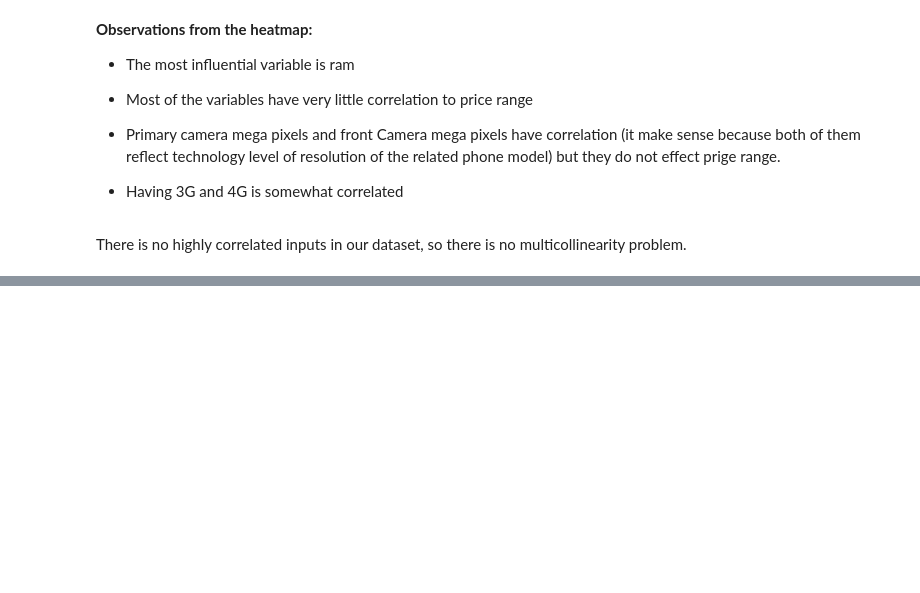
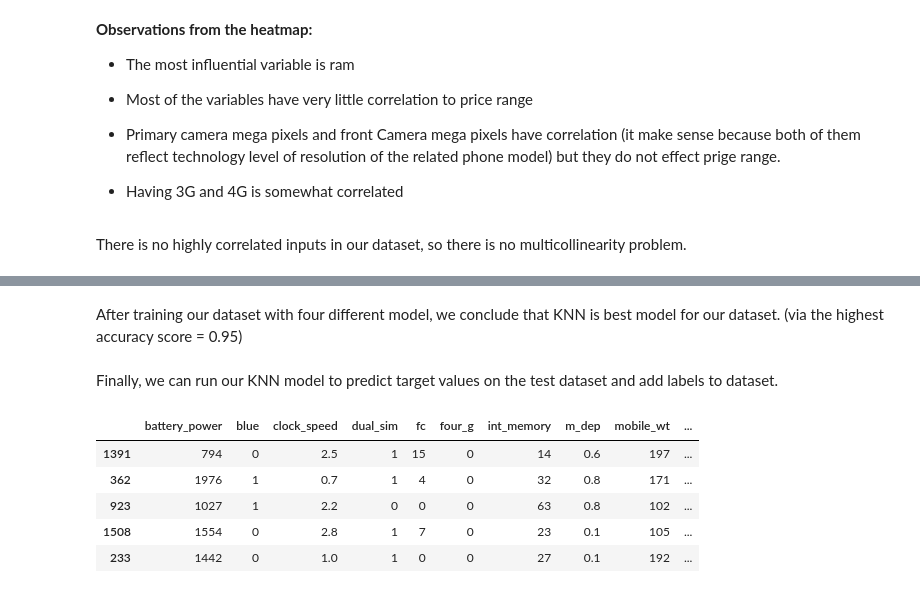
Before and after one commit to tpattanaik/Mobile-Price-Range-Prediction, a Jupyter notebook: Mobile_Price_Range_Prediction.ipynb, the cells around one changed output, grey strips where cells are left out. Saved outputs shown, nothing was run; the diff lists cells and outputs as text; code cells hidden in the pictures; blank space fills up the shorter version.

```diff
--- a/Mobile_Price_Range_Prediction.ipynb
+++ b/Mobile_Price_Range_Prediction.ipynb
@@ -418,0 +617,13 @@ There is no highly correlated inputs in our dataset, so there is no multicolline
+# %% [markdown]
+After training our dataset with four different model, we conclude that KNN is best model for our dataset. (via the highest accuracy score = 0.95)
+# %% [markdown]
+Finally, we can run our KNN model to predict target values on the test dataset and add labels to dataset.
+# %%
+x_valid.head()
+# %% [output]
+|  | battery_power | blue | clock_speed | dual_sim | fc | four_g | int_memory | m_dep | mobile_wt | ... |
+| 1391 | 794 | 0 | 2.5 | 1 | 15 | 0 | 14 | 0.6 | 197 | ... |
+| 362 | 1976 | 1 | 0.7 | 1 | 4 | 0 | 32 | 0.8 | 171 | ... |
+| 923 | 1027 | 1 | 2.2 | 0 | 0 | 0 | 63 | 0.8 | 102 | ... |
+| 1508 | 1554 | 0 | 2.8 | 1 | 7 | 0 | 23 | 0.1 | 105 | ... |
+| 233 | 1442 | 0 | 1.0 | 1 | 0 | 0 | 27 | 0.1 | 192 | ... |
```
Also changed, not shown: parts of 48 cells of this notebook.
